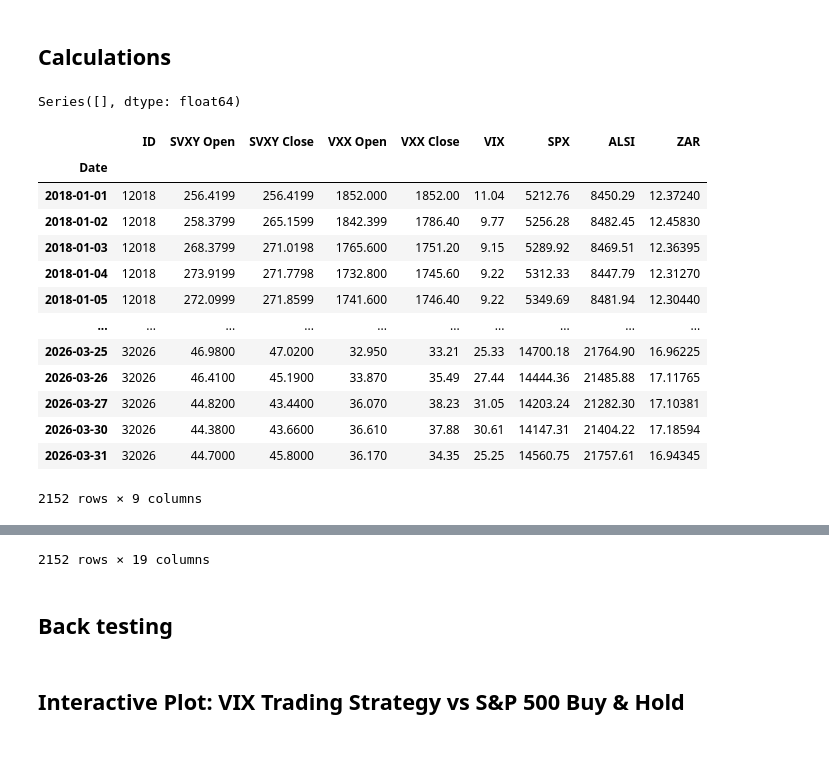
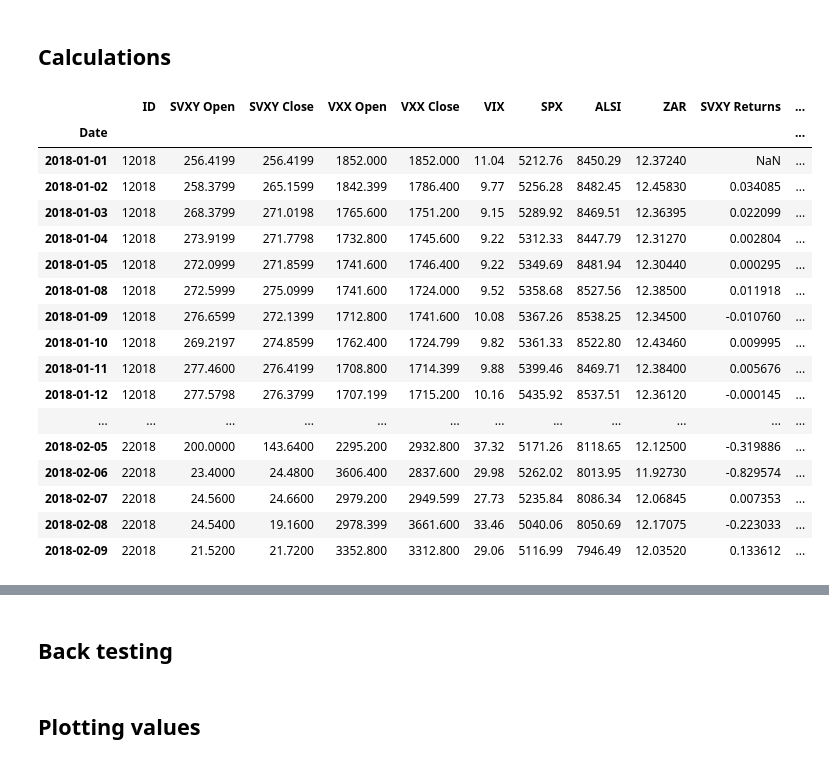
Before and after one commit to julian-olivier/VIX_Trading_Strategy, a Jupyter notebook: main.ipynb, the cells around one changed output, grey strips where cells are left out. Saved outputs shown, nothing was run; the diff lists cells and outputs as text; code cells hidden in the pictures.

```diff
--- a/main.ipynb
+++ b/main.ipynb
@@ -14,22 +14,25 @@ vega_Data = vega_Data.loc['2018-01-01':'2026-03-31']   #slicing to cut out fault
 # %%
 # Execute the refactored modular strategy pipeline
 vega_Data_old = vega_Data.copy()
 vega_Data = strategy.run_strategy_pipeline(vega_Data, base_exposure=0.5)
 
-display(vega_Data_old, vega_Data )
+display( vega_Data.head(30)  )
 # %% [output]
-Series([], dtype: float64)
-|  | ID | SVXY Open | SVXY Close | VXX Open | VXX Close | VIX | SPX | ALSI | ZAR |
-| Date |  |  |  |  |  |  |  |  |  |
-| 2018-01-01 | 12018 | 256.4199 | 256.4199 | 1852.000 | 1852.00 | 11.04 | 5212.76 | 8450.29 | 12.37240 |
-| 2018-01-02 | 12018 | 258.3799 | 265.1599 | 1842.399 | 1786.40 | 9.77 | 5256.28 | 8482.45 | 12.45830 |
-| 2018-01-03 | 12018 | 268.3799 | 271.0198 | 1765.600 | 1751.20 | 9.15 | 5289.92 | 8469.51 | 12.36395 |
-| 2018-01-04 | 12018 | 273.9199 | 271.7798 | 1732.800 | 1745.60 | 9.22 | 5312.33 | 8447.79 | 12.31270 |
-| 2018-01-05 | 12018 | 272.0999 | 271.8599 | 1741.600 | 1746.40 | 9.22 | 5349.69 | 8481.94 | 12.30440 |
-| ... | ... | ... | ... | ... | ... | ... | ... | ... | ... |
-| 2026-03-25 | 32026 | 46.9800 | 47.0200 | 32.950 | 33.21 | 25.33 | 14700.18 | 21764.90 | 16.96225 |
-| 2026-03-26 | 32026 | 46.4100 | 45.1900 | 33.870 | 35.49 | 27.44 | 14444.36 | 21485.88 | 17.11765 |
-| 2026-03-27 | 32026 | 44.8200 | 43.4400 | 36.070 | 38.23 | 31.05 | 14203.24 | 21282.30 | 17.10381 |
-| 2026-03-30 | 32026 | 44.3800 | 43.6600 | 36.610 | 37.88 | 30.61 | 14147.31 | 21404.22 | 17.18594 |
-| 2026-03-31 | 32026 | 44.7000 | 45.8000 | 36.170 | 34.35 | 25.25 | 14560.75 | 21757.61 | 16.94345 |
+|  | ID | SVXY Open | SVXY Close | VXX Open | VXX Close | VIX | SPX | ALSI | ZAR | SVXY Returns | ... |
+| Date |  |  |  |  |  |  |  |  |  |  | ... |
+| 2018-01-01 | 12018 | 256.4199 | 256.4199 | 1852.000 | 1852.000 | 11.04 | 5212.76 | 8450.29 | 12.37240 | NaN | ... |
+| 2018-01-02 | 12018 | 258.3799 | 265.1599 | 1842.399 | 1786.400 | 9.77 | 5256.28 | 8482.45 | 12.45830 | 0.034085 | ... |
+| 2018-01-03 | 12018 | 268.3799 | 271.0198 | 1765.600 | 1751.200 | 9.15 | 5289.92 | 8469.51 | 12.36395 | 0.022099 | ... |
+| 2018-01-04 | 12018 | 273.9199 | 271.7798 | 1732.800 | 1745.600 | 9.22 | 5312.33 | 8447.79 | 12.31270 | 0.002804 | ... |
+| 2018-01-05 | 12018 | 272.0999 | 271.8599 | 1741.600 | 1746.400 | 9.22 | 5349.69 | 8481.94 | 12.30440 | 0.000295 | ... |
+| 2018-01-08 | 12018 | 272.5999 | 275.0999 | 1741.600 | 1724.000 | 9.52 | 5358.68 | 8527.56 | 12.38500 | 0.011918 | ... |
+| 2018-01-09 | 12018 | 276.6599 | 272.1399 | 1712.800 | 1741.600 | 10.08 | 5367.26 | 8538.25 | 12.34500 | -0.010760 | ... |
+| 2018-01-10 | 12018 | 269.2197 | 274.8599 | 1762.400 | 1724.799 | 9.82 | 5361.33 | 8522.80 | 12.43460 | 0.009995 | ... |
+| 2018-01-11 | 12018 | 277.4600 | 276.4199 | 1708.800 | 1714.399 | 9.88 | 5399.46 | 8469.71 | 12.38400 | 0.005676 | ... |
+| 2018-01-12 | 12018 | 277.5798 | 276.3799 | 1707.199 | 1715.200 | 10.16 | 5435.92 | 8537.51 | 12.36120 | -0.000145 | ... |
+| ... | ... | ... | ... | ... | ... | ... | ... | ... | ... | ... | ... |
+| 2018-02-05 | 22018 | 200.0000 | 143.6400 | 2295.200 | 2932.800 | 37.32 | 5171.26 | 8118.65 | 12.12500 | -0.319886 | ... |
+| 2018-02-06 | 22018 | 23.4000 | 24.4800 | 3606.400 | 2837.600 | 29.98 | 5262.02 | 8013.95 | 11.92730 | -0.829574 | ... |
+| 2018-02-07 | 22018 | 24.5600 | 24.6600 | 2979.200 | 2949.599 | 27.73 | 5235.84 | 8086.34 | 12.06845 | 0.007353 | ... |
+| 2018-02-08 | 22018 | 24.5400 | 19.1600 | 2978.399 | 3661.600 | 33.46 | 5040.06 | 8050.69 | 12.17075 | -0.223033 | ... |
+| 2018-02-09 | 22018 | 21.5200 | 21.7200 | 3352.800 | 3312.800 | 29.06 | 5116.99 | 7946.49 | 12.03520 | 0.133612 | ... |
-2152 rows × 9 columns
@@ -49,4 +39,3 @@ Series([], dtype: float64)
-2152 rows × 19 columns
 # %% [markdown]
 ## Back testing
 # %%
@@ -55,7 +44,7 @@ backtester = bt(vega_Data)
 # Run and display the resulting DataFrame (simulation returns a copy)
 vega_Data = backtester.run_simulation(vega_Data)
 # %% [markdown]
-## Interactive Plot: VIX Trading Strategy vs S&P 500 Buy & Hold
+## Plotting values
 # %%
 import plotly.graph_objects as go
 
```
Also changed, not shown: parts of 2 cells of this notebook, 2 other files.
